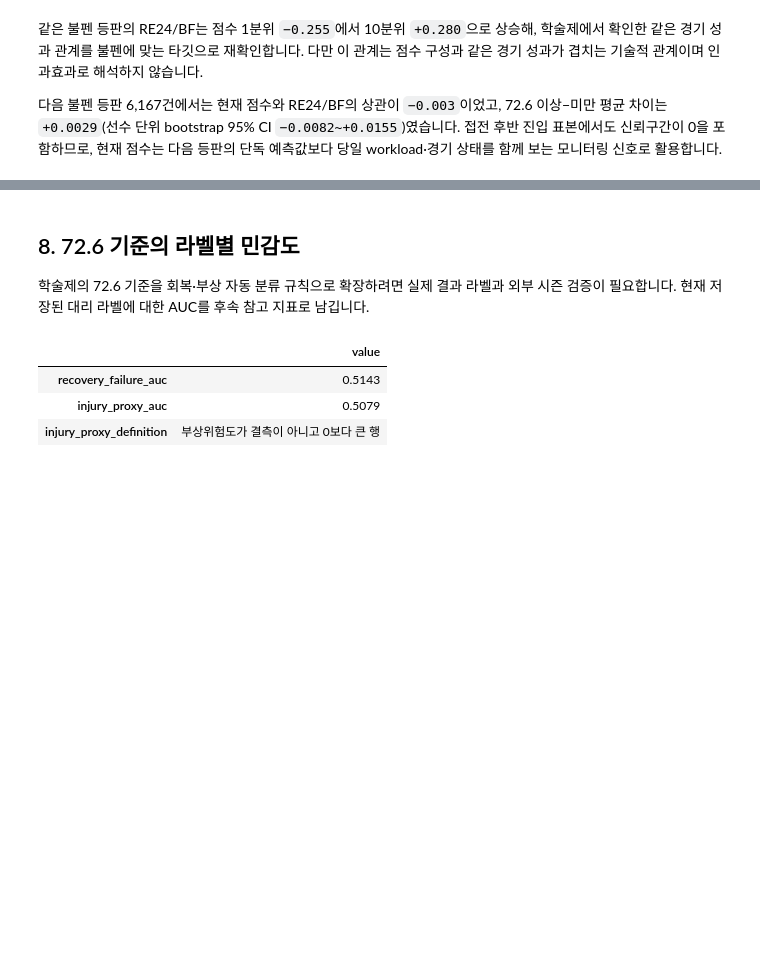
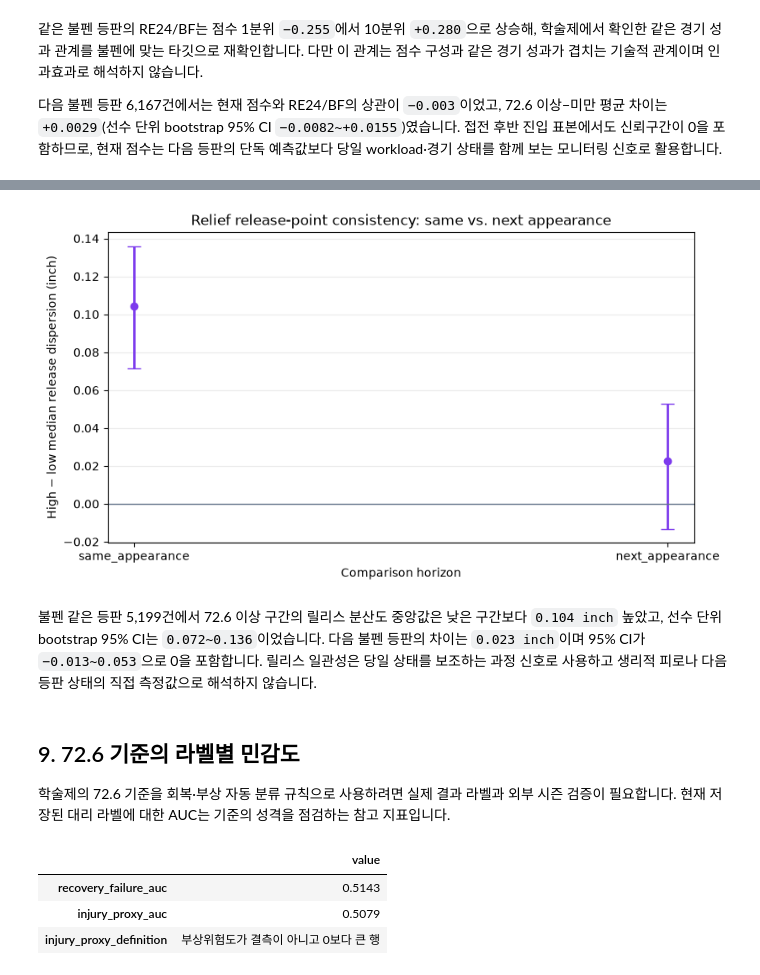
Before and after one commit to jinwon25/KBO-pitcher-fatigue, a Jupyter notebook: notebooks/analysis.ipynb, the cells around one changed output, grey strips where cells are left out. Cells and saved outputs as stored; diff of their text form; code cells hidden in the pictures; blank space fills up the shorter version.

```diff
--- a/notebooks/analysis.ipynb
+++ b/notebooks/analysis.ipynb
@@ -269,0 +273,3 @@ plt.show()
+# %%
+release = release_point_summary(df, pbp, bootstrap_iterations=500)
+release.round(4)
@@ -270,7 +282,28 @@ plt.show()
+# %%
+plot_release = release.loc[release['role'] == 'RP'].copy()
+fig, ax = plt.subplots(figsize=(9, 4.8))
+ax.errorbar(
+    plot_release['horizon'],
+    plot_release['high_minus_low_in'],
+    yerr=[
+        plot_release['high_minus_low_in'] - plot_release['cluster_bootstrap_ci_low'],
+        plot_release['cluster_bootstrap_ci_high'] - plot_release['high_minus_low_in'],
+    ],
+    fmt='o', color='#7C3AED', capsize=6, linewidth=2,
+)
+ax.axhline(0, color='#64748B', linewidth=1)
+ax.set(xlabel='Comparison horizon', ylabel='High − low median release dispersion (inch)')
+ax.set_title('Relief release-point consistency: same vs. next appearance')
+ax.grid(axis='y', alpha=.25)
+plt.show()
+# %% [output]
+[figure, added]
+# %% [markdown]
+불펜 같은 등판 5,199건에서 72.6 이상 구간의 릴리스 분산도 중앙값은 낮은 구간보다 `0.104 inch` 높았고, 선수 단위 bootstrap 95% CI는 `0.072~0.136`이었습니다. 다음 불펜 등판의 차이는 `0.023 inch`이며 95% CI가 `−0.013~0.053`으로 0을 포함합니다. 릴리스 일관성은 당일 상태를 보조하는 과정 신호로 사용하고 생리적 피로나 다음 등판 상태의 직접 측정값으로 해석하지 않습니다.
 # %% [markdown]
-## 8. 72.6 기준의 라벨별 민감도
+## 9. 72.6 기준의 라벨별 민감도
 
-학술제의 72.6 기준을 회복·부상 자동 분류 규칙으로 확장하려면 실제 결과 라벨과 외부 시즌 검증이 필요합니다. 현재 저장된 대리 라벨에 대한 AUC를 후속 참고 지표로 남깁니다.
+학술제의 72.6 기준을 회복·부상 자동 분류 규칙으로 사용하려면 실제 결과 라벨과 외부 시즌 검증이 필요합니다. 현재 저장된 대리 라벨에 대한 AUC는 기준의 성격을 점검하는 참고 지표입니다.
 # %%
 metrics = build_audit_metrics(df)
 pd.Series(metrics['classification_diagnostics']).to_frame('value')
```
Also changed, not shown: parts of 12 cells of this notebook, 17 other files.
